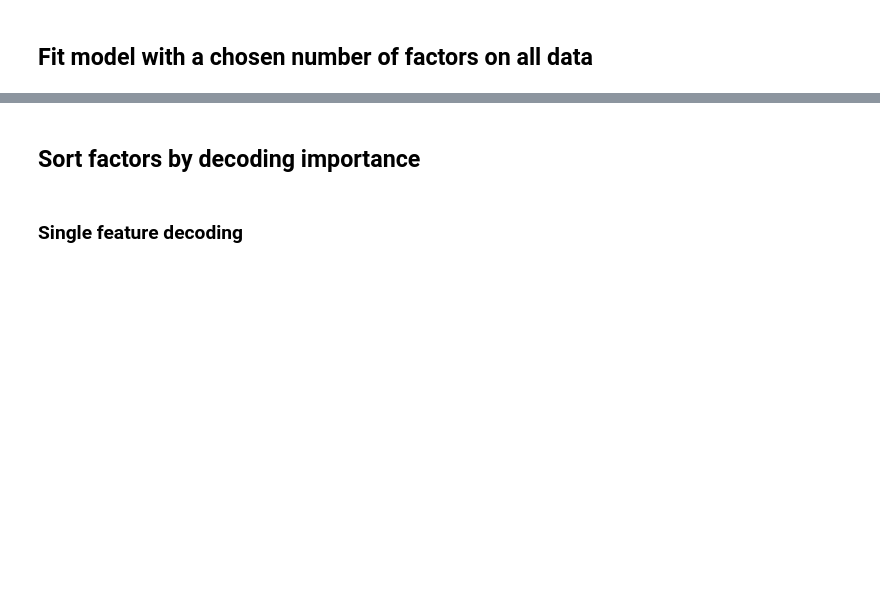
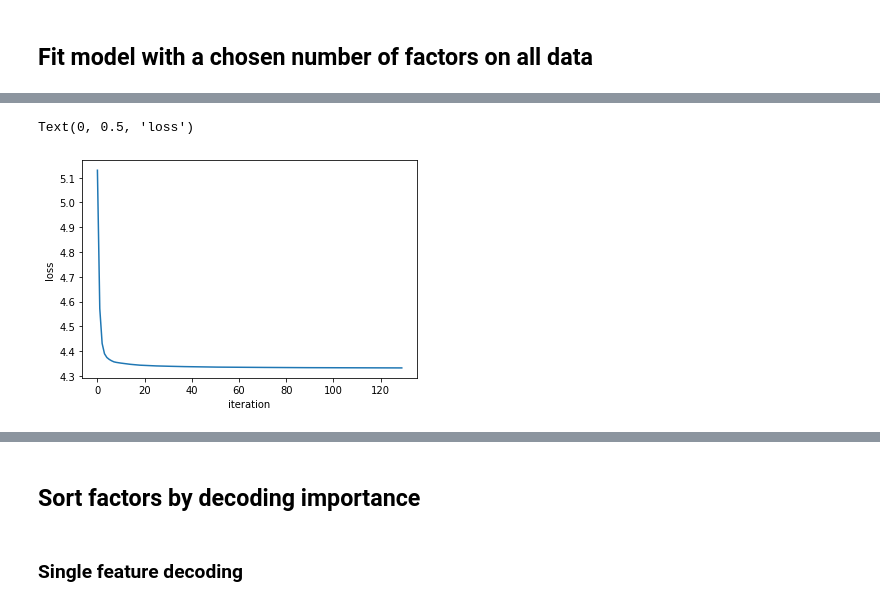
Before and after one commit to lindermanlab/fos, a Jupyter notebook: notebooks/fos_counts_intensity.ipynb, the cells around one changed output, grey strips where cells are left out. Drawn from its saved outputs; the diff is of its cells as text; code cells hidden in the pictures; blank space fills up the shorter version.

```diff
--- a/notebooks/fos_counts_intensity.ipynb
+++ b/notebooks/fos_counts_intensity.ipynb
@@ -216,3 +275,6 @@ params, losses, heldout_loglikes = \
                         num_coord_ascent_iters=num_coord_ascent_iters,
                         tolerance=1e-5
                         )
+
+# Log results to wandb
+wandb.run.summary["final_loss"] = losses[-1]
@@ -219,7 +284,13 @@ params, losses, heldout_loglikes = \
 # %%
 plt.plot(losses)
 plt.xlabel("iteration")
 plt.ylabel("loss")
+
+plt.savefig(os.path.join(RESULTS_DIR, "train_loss.png"))
+wandb.log({"traing_loss": wandb.Image(os.path.join(RESULTS_DIR, "train_loss.png"))})
+# %% [output]
+Text(0, 0.5, 'loss')
+[figure, added]
 # %%
 fig, axs = plt.subplots(3, 6, figsize=(30, 15), sharey=True, sharex=True)
 for k, ax in enumerate(axs.ravel()):
```
Also changed, not shown: parts of 39 cells of this notebook.
